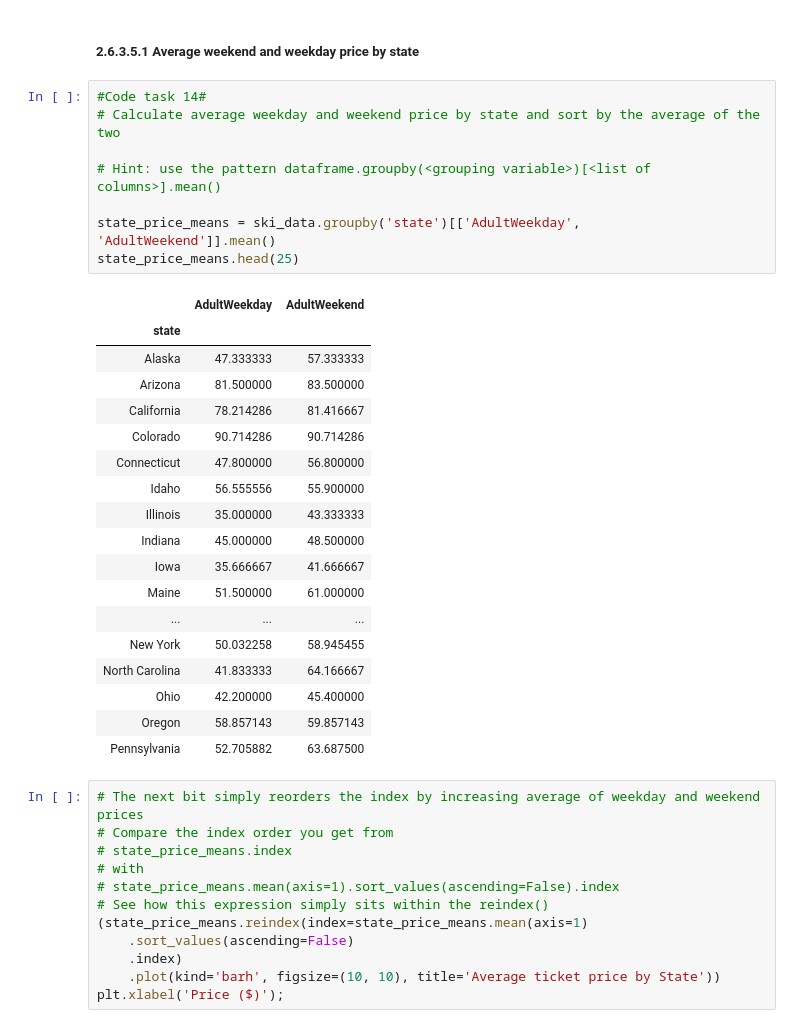
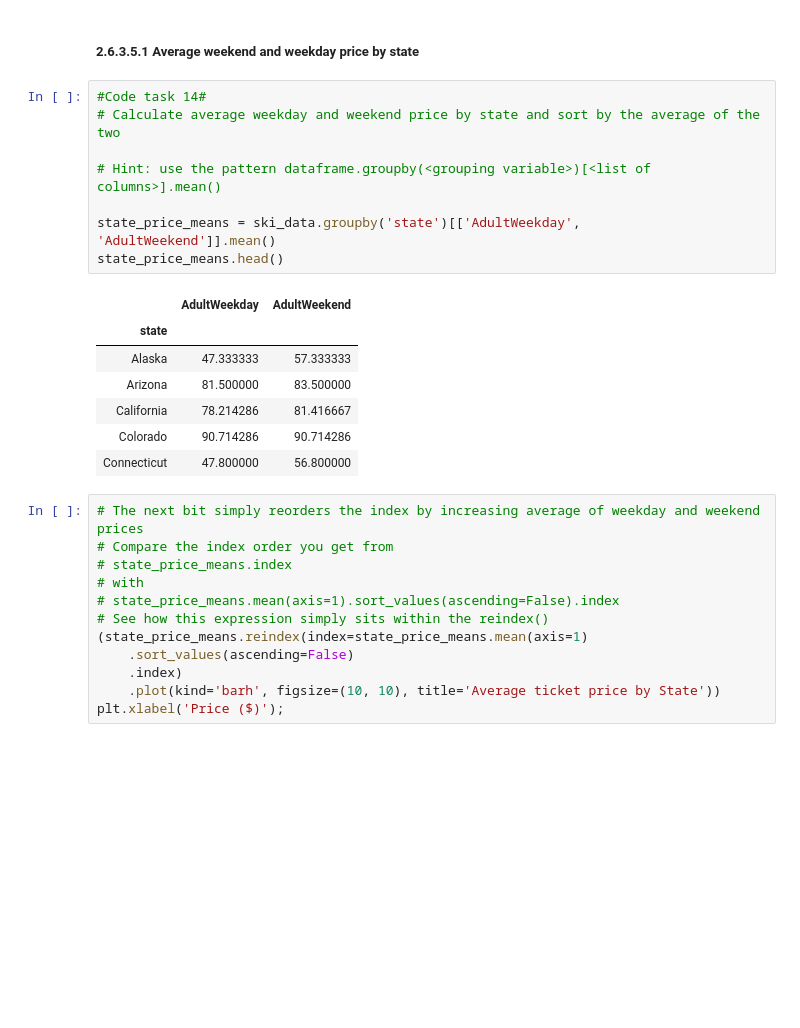
Before and after one commit to FayD21/DataScienceGuidedCapstone, a Jupyter notebook: Notebooks/02_data_wrangling.ipynb, the cells around one changed output. Saved outputs shown, nothing was run; the diff lists cells and outputs as text; blank space fills up the shorter version.

```diff
--- a/Notebooks/02_data_wrangling.ipynb
+++ b/Notebooks/02_data_wrangling.ipynb
@@ -400,30 +400,19 @@ Our primary focus is our Big Mountain resort, in Montana. Does the state give yo
 # %%
 #Code task 14#
 # Calculate average weekday and weekend price by state and sort by the average of the two
 
 # Hint: use the pattern dataframe.groupby(<grouping variable>)[<list of columns>].mean()
 
 state_price_means = ski_data.groupby('state')[['AdultWeekday', 'AdultWeekend']].mean()
-state_price_means.head(25)
+state_price_means.head()
 # %% [output]
 |  | AdultWeekday | AdultWeekend |
 | state |  |  |
 | Alaska | 47.333333 | 57.333333 |
 | Arizona | 81.500000 | 83.500000 |
 | California | 78.214286 | 81.416667 |
 | Colorado | 90.714286 | 90.714286 |
 | Connecticut | 47.800000 | 56.800000 |
-| Idaho | 56.555556 | 55.900000 |
-| Illinois | 35.000000 | 43.333333 |
-| Indiana | 45.000000 | 48.500000 |
-| Iowa | 35.666667 | 41.666667 |
-| Maine | 51.500000 | 61.000000 |
-| ... | ... | ... |
-| New York | 50.032258 | 58.945455 |
-| North Carolina | 41.833333 | 64.166667 |
-| Ohio | 42.200000 | 45.400000 |
-| Oregon | 58.857143 | 59.857143 |
-| Pennsylvania | 52.705882 | 63.687500 |
 # %%
 # The next bit simply reorders the index by increasing average of weekday and weekend prices
 # Compare the index order you get from
```
Also changed, not shown: parts of 17 cells of this notebook.
